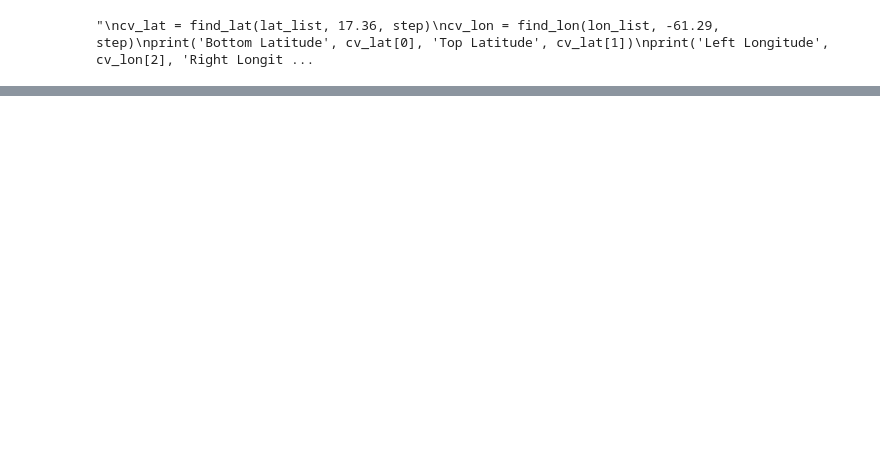
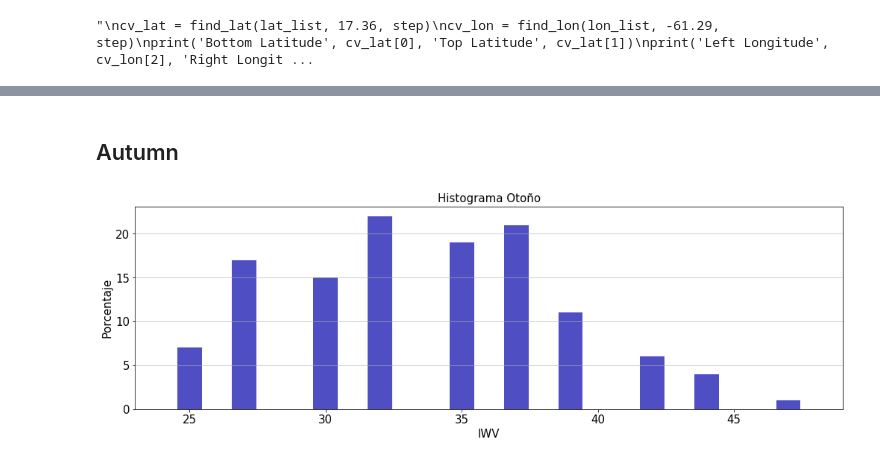
Before and after one commit to gustavomarinovando/temp_prediction, a Jupyter notebook: prediction.ipynb, the cells around one changed output, grey strips where cells are left out. Saved outputs shown, nothing was run; the diff lists cells and outputs as text; code cells hidden in the pictures; blank space fills up the shorter version.

```diff
--- a/prediction.ipynb
+++ b/prediction.ipynb
@@ -244,0 +313,6 @@ interp(26.162, -42.352, 9, 1985, 'tcwv', grid_list, lat_list, lon_list, step)
+# %% [markdown]
+## Autumn
+# %%
+plothist(autumntcwv, 'Histograma Otoño')
+# %% [output]
+[figure, added]
```
Also changed, not shown: parts of 26 cells of this notebook, 7 other files.
